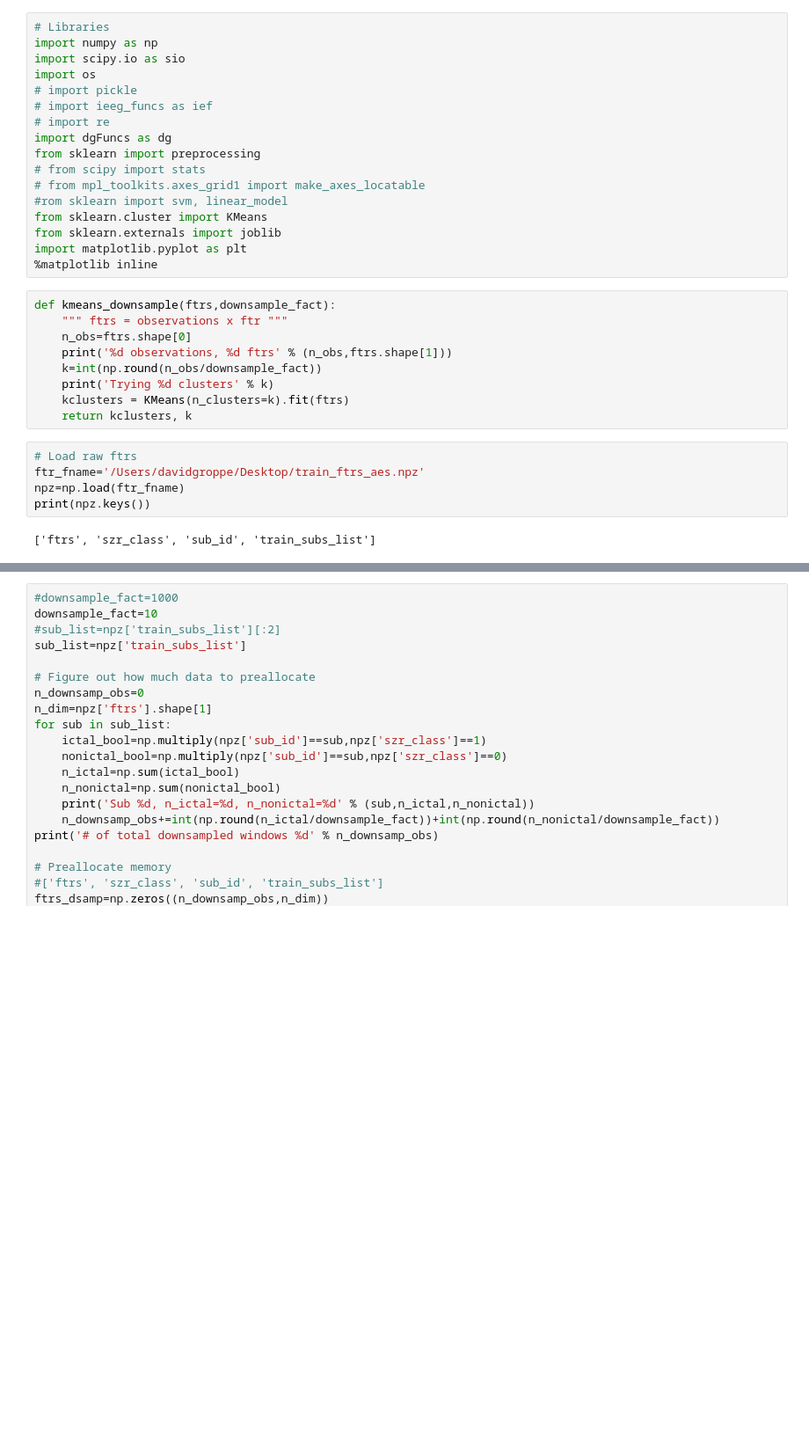
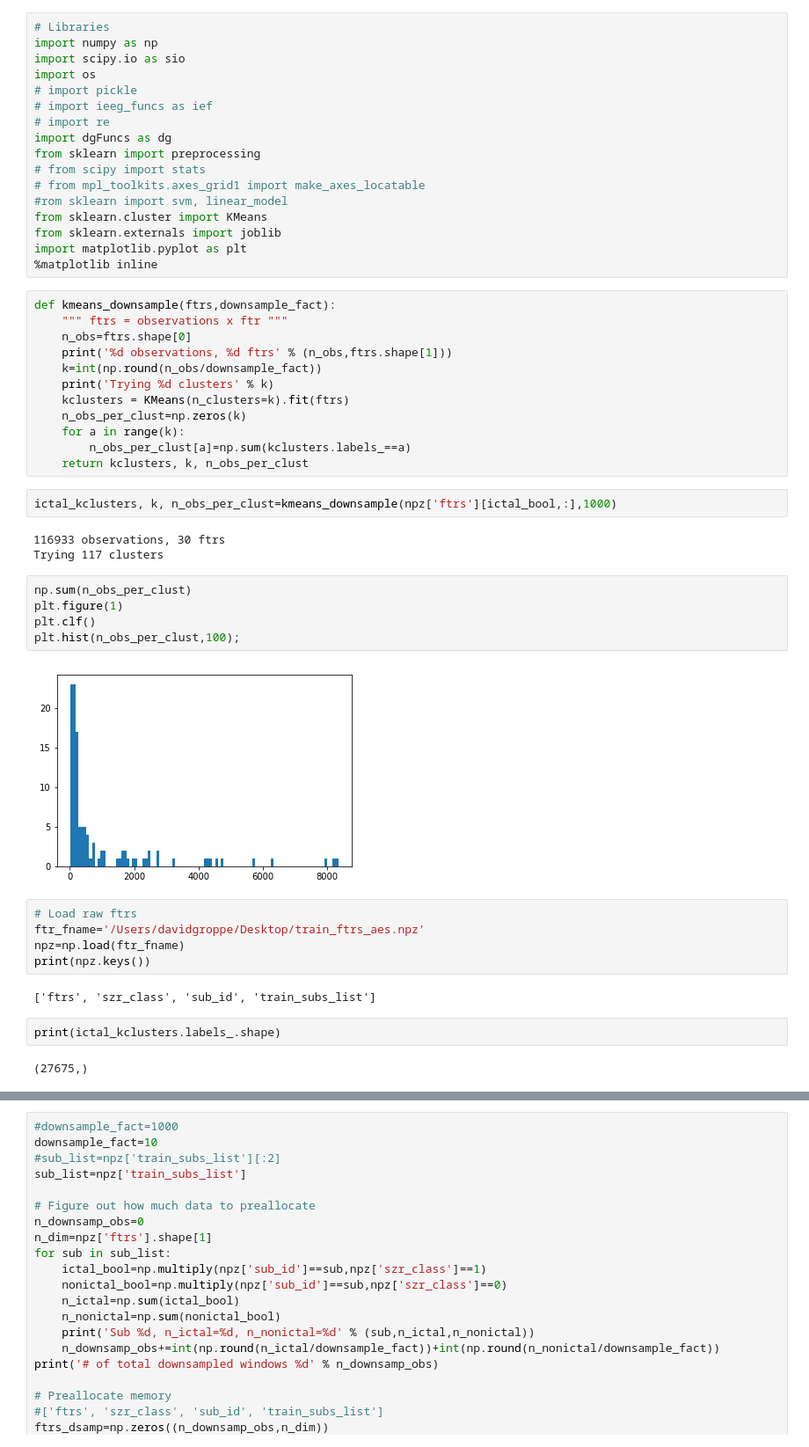
Before and after one commit to dmgroppe/SZR_ANT, a Jupyter notebook: EU_GENERAL/cluster_sbox_aes_lap.ipynb, the cells around one changed output, grey strips where cells are left out. Shown at 88% size. Saved outputs shown, nothing was run; the diff lists cells and outputs as text; blank space fills up the shorter version.

Commit message:
saving # of obs per clust

```diff
--- a/EU_GENERAL/cluster_sbox_aes_lap.ipynb
+++ b/EU_GENERAL/cluster_sbox_aes_lap.ipynb
@@ -23,7 +23,22 @@ def kmeans_downsample(ftrs,downsample_fact):
     k=int(np.round(n_obs/downsample_fact))
     print('Trying %d clusters' % k)
     kclusters = KMeans(n_clusters=k).fit(ftrs)
-    return kclusters, k
+    n_obs_per_clust=np.zeros(k)
+    for a in range(k):
+        n_obs_per_clust[a]=np.sum(kclusters.labels_==a)
+    return kclusters, k, n_obs_per_clust
+# %%
+ictal_kclusters, k, n_obs_per_clust=kmeans_downsample(npz['ftrs'][ictal_bool,:],1000)
+# %% [output]
+116933 observations, 30 ftrs
+Trying 117 clusters
+# %%
+np.sum(n_obs_per_clust)
+plt.figure(1)
+plt.clf()
+plt.hist(n_obs_per_clust,100);
+# %% [output]
+[figure, added]
 # %%
 # Load raw ftrs
 ftr_fname='/Users/davidgroppe/Desktop/train_ftrs_aes.npz'
@@ -31,3 +46,7 @@ npz=np.load(ftr_fname)
 print(npz.keys())
 # %% [output]
 ['ftrs', 'szr_class', 'sub_id', 'train_subs_list']
+# %%
+print(ictal_kclusters.labels_.shape)
+# %% [output]
+(27675,)
```
Also changed, not shown: parts of 1 cell of this notebook, 1 other file.
